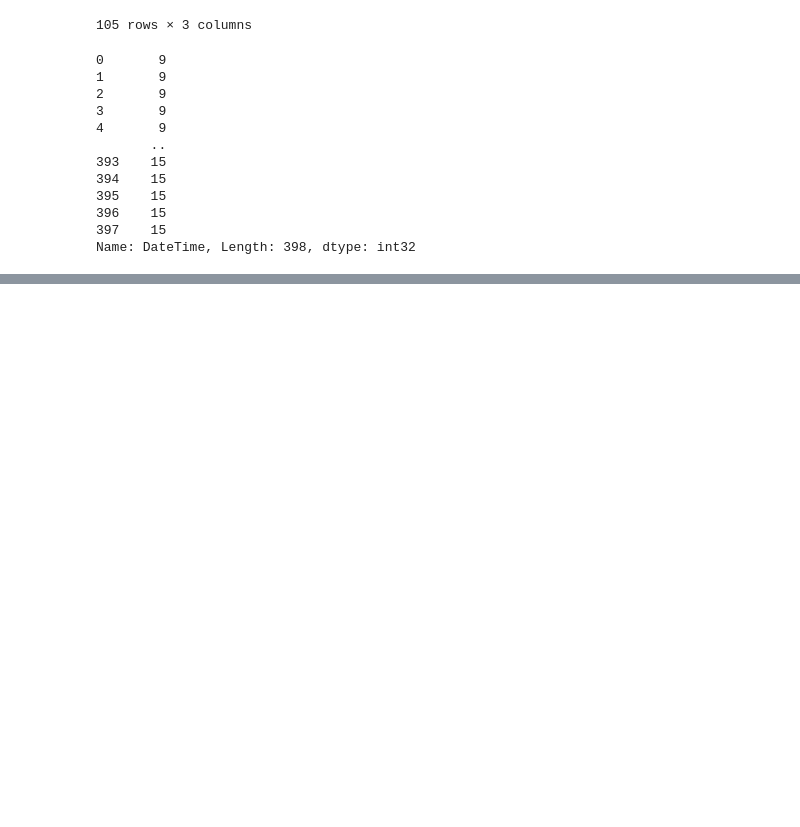
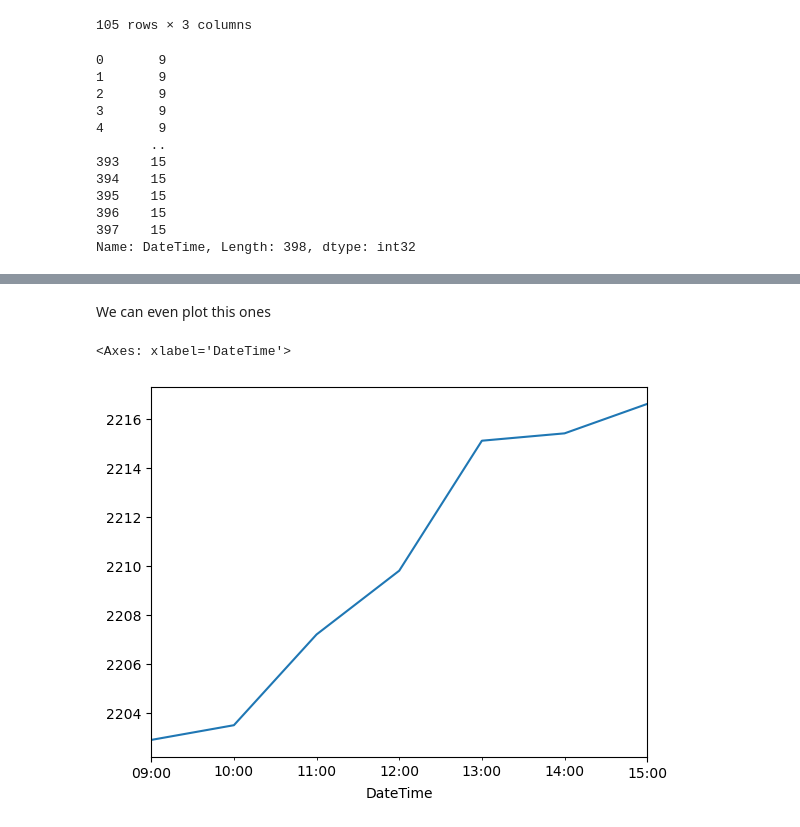
Before and after one commit to PK215012001/Jupyter_notebooks, a Jupyter notebook: Date.ipynb, the cells around one changed output, grey strips where cells are left out. Cells and saved outputs as stored; diff of their text form; code cells hidden in the pictures; blank space fills up the shorter version.

Commit message:
Added date and modified files

```diff
--- a/Date.ipynb
+++ b/Date.ipynb
@@ -100,0 +103,2 @@ Name: DateTime, Length: 398, dtype: int32
+# %%
+df.set_index('DateTime', inplace = True)
@@ -100,0 +160,3 @@ Name: DateTime, Length: 398, dtype: int32
+# %%
+highs = df['ASIANPAINTEQN'].resample('h').max()
+highs
@@ -100,0 +173,2 @@ Name: DateTime, Length: 398, dtype: int32
+# %% [markdown]
+We can even plot this ones
@@ -100,0 +177,5 @@ Name: DateTime, Length: 398, dtype: int32
+# %%
+highs.plot()
+# %% [output]
+<Axes: xlabel='DateTime'>
+[figure, added]
```
Also changed, not shown: parts of 9 cells of this notebook.
